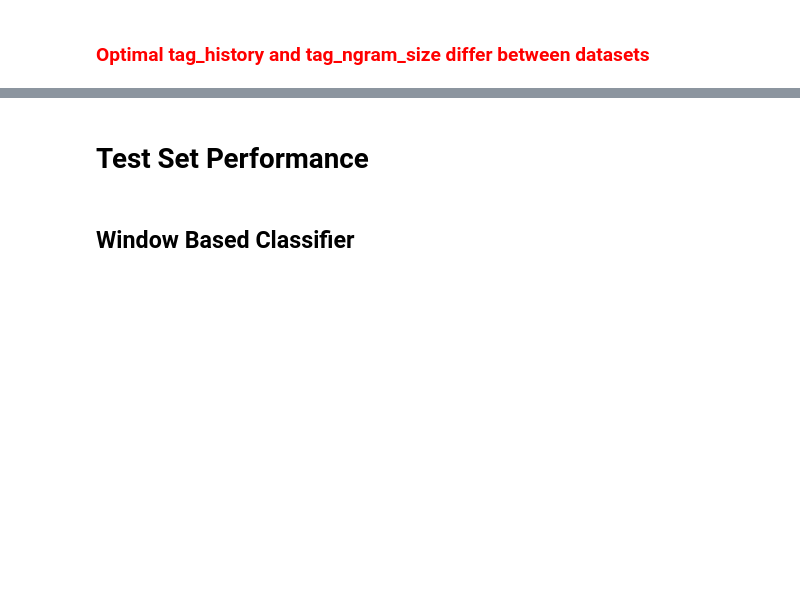
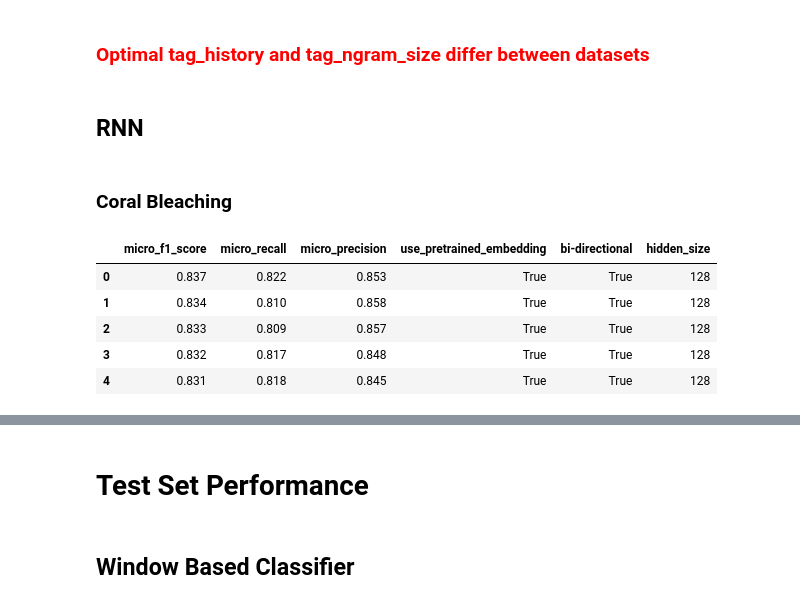
Before and after one commit to simonhughes22/PythonNlpResearch, a Jupyter notebook: notebooks/Mongo Queries/Query Model Hyper Parameter Tuning Results.ipynb, the cells around one changed output, grey strips where cells are left out. Saved outputs shown, nothing was run; the diff lists cells and outputs as text; code cells hidden in the pictures; blank space fills up the shorter version.

```diff
--- a/notebooks/Mongo Queries/Query Model Hyper Parameter Tuning Results.ipynb
+++ b/notebooks/Mongo Queries/Query Model Hyper Parameter Tuning Results.ipynb
@@ -294,2 +294,18 @@ df.head(ROWS)["micro_f1_score,micro_recall,micro_precision,average_weights,tag_h
 # %% [markdown]
 ### <span style="color:red">Optimal tag_history and tag_ngram_size differ between datasets</span>
+# %% [markdown]
+## RNN
+# %% [markdown]
+### Coral Bleaching
+# %%
+model = "RNN_MOST_COMMON_TAG_HYPER_PARAM_TUNING"
+feats = "use_pretrained_embedding,bi-directional,hidden_size"
+df = get_df_sorted_by_f1score("CB_TAGGING_VD_" + model, feats)
+round_data(df.head(ROWS)[("micro_f1_score,micro_recall,micro_precision," + feats).split(",")])
+# %% [output]
+|  | micro_f1_score | micro_recall | micro_precision | use_pretrained_embedding | bi-directional | hidden_size |
+| 0 | 0.837 | 0.822 | 0.853 | True | True | 128 |
+| 1 | 0.834 | 0.810 | 0.858 | True | True | 128 |
+| 2 | 0.833 | 0.809 | 0.857 | True | True | 128 |
+| 3 | 0.832 | 0.817 | 0.848 | True | True | 128 |
+| 4 | 0.831 | 0.818 | 0.845 | True | True | 128 |
```
Also changed, not shown: parts of 7 cells of this notebook, 6 other files.
